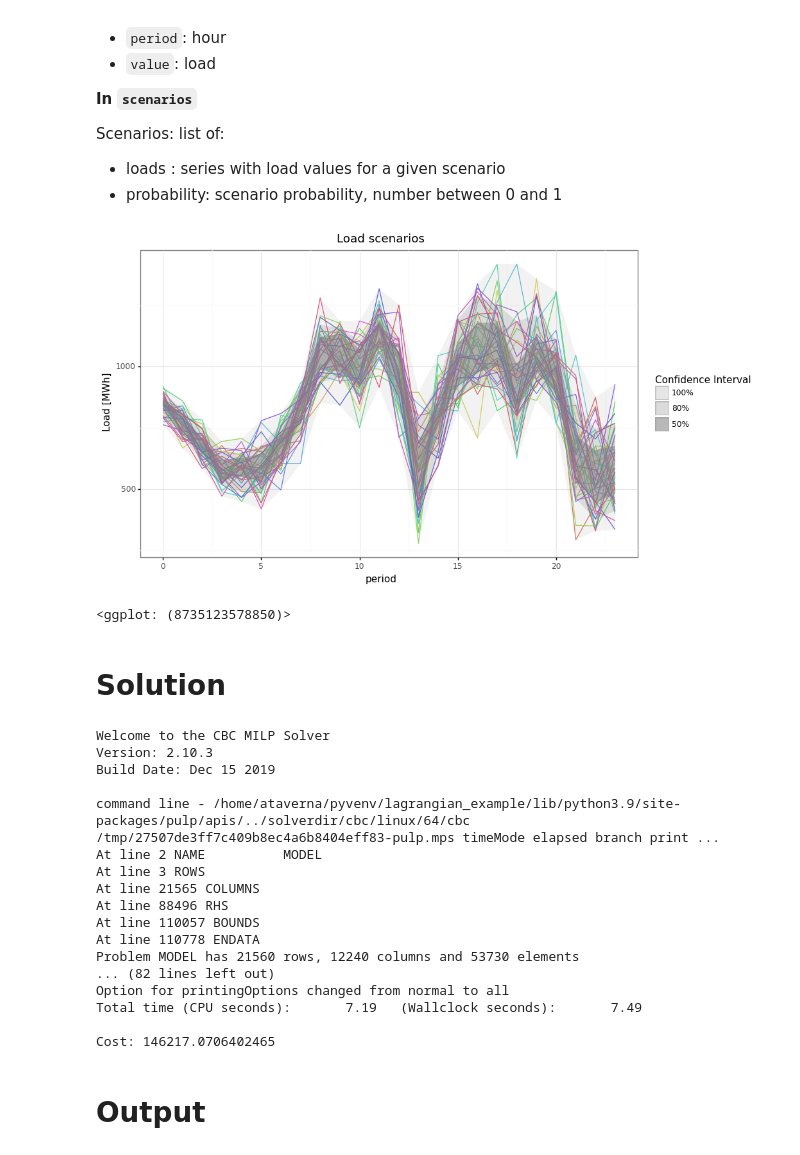
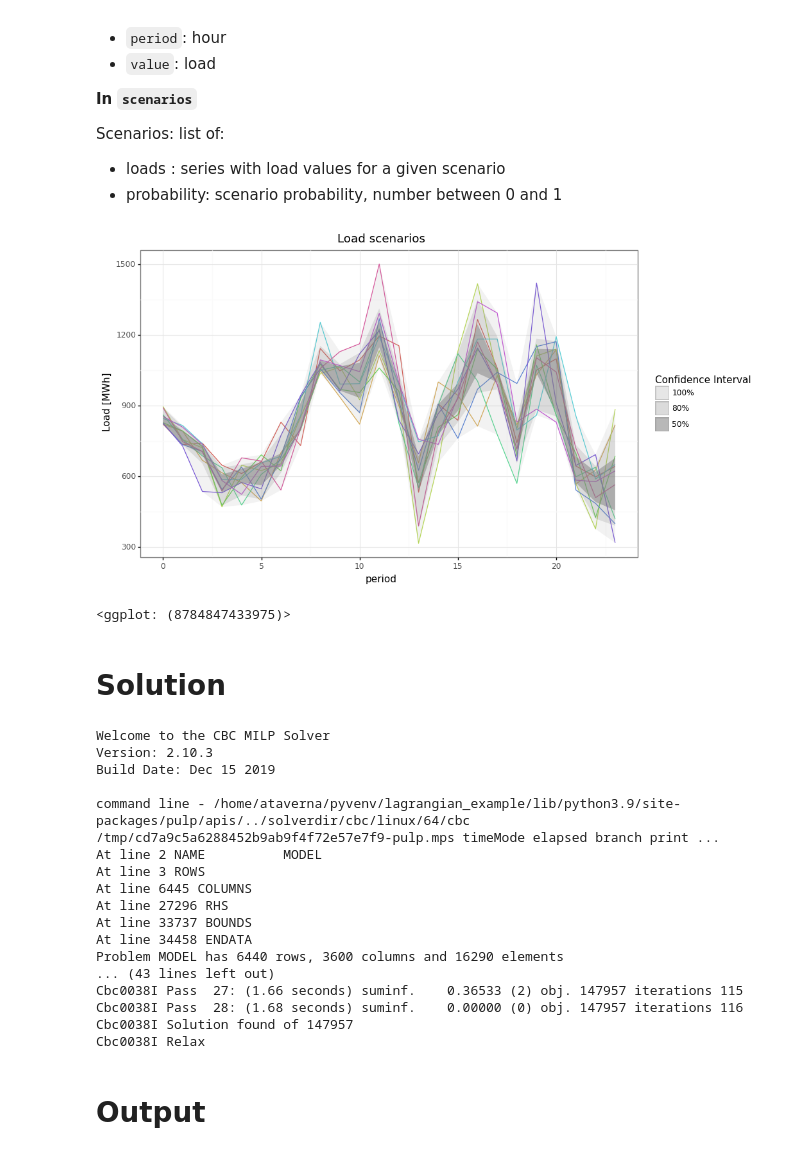
Before and after one commit to andrea-taverna/lagrangian_example, a Jupyter notebook: UCP_Stochastic.ipynb, the cells around one changed output. Drawn from its saved outputs; the diff is of its cells as text; code cells hidden in the pictures.

```diff
--- a/UCP_Stochastic.ipynb
+++ b/UCP_Stochastic.ipynb
@@ -82,11 +83,11 @@ Scenarios: list of:
 * loads : series with load values for a given scenario
 * probability: scenario probability, number between 0 and 1
 # %%
-scenarios = make_scenarios(data, noise_ratio=0.15, n=40)
+scenarios = make_scenarios(data, noise_ratio=0.15, n=10)
 charts.load(scenarios)
 # %% [output]
-[figure, old version]
+[figure, new version]
-<ggplot: (8735123578850)>
+<ggplot: (8784847433975)>
 # %% [markdown]
 # Solution
 # %%
@@ -99,19 +100,19 @@ Welcome to the CBC MILP Solver
 Version: 2.10.3
 Build Date: Dec 15 2019
 
-command line - /home/ataverna/pyvenv/lagrangian_example/lib/python3.9/site-packages/pulp/apis/../solverdir/cbc/linux/64/cbc /tmp/27507de3ff7c409b8ec4a6b8404eff83-pulp.mps timeMode elapsed branch print ...
+command line - /home/ataverna/pyvenv/lagrangian_example/lib/python3.9/site-packages/pulp/apis/../solverdir/cbc/linux/64/cbc /tmp/cd7a9c5a6288452b9ab9f4f72e57e7f9-pulp.mps timeMode elapsed branch print ...
 At line 2 NAME          MODEL
 At line 3 ROWS
-At line 21565 COLUMNS
-At line 88496 RHS
-At line 110057 BOUNDS
-At line 110778 ENDATA
-Problem MODEL has 21560 rows, 12240 columns and 53730 elements
-... (82 lines left out)
-Option for printingOptions changed from normal to all
-Total time (CPU seconds):       7.19   (Wallclock seconds):       7.49
-
-Cost: 146217.0706402465
+At line 6445 COLUMNS
+At line 27296 RHS
+At line 33737 BOUNDS
+At line 34458 ENDATA
+Problem MODEL has 6440 rows, 3600 columns and 16290 elements
+... (43 lines left out)
+Cbc0038I Pass  27: (1.66 seconds) suminf.    0.36533 (2) obj. 147957 iterations 115
+Cbc0038I Pass  28: (1.68 seconds) suminf.    0.00000 (0) obj. 147957 iterations 116
+Cbc0038I Solution found of 147957
+Cbc0038I Relax
 # %% [markdown]
 # Output
 # %%
```
Also changed, not shown: parts of 3 cells of this notebook, 2 other files.
